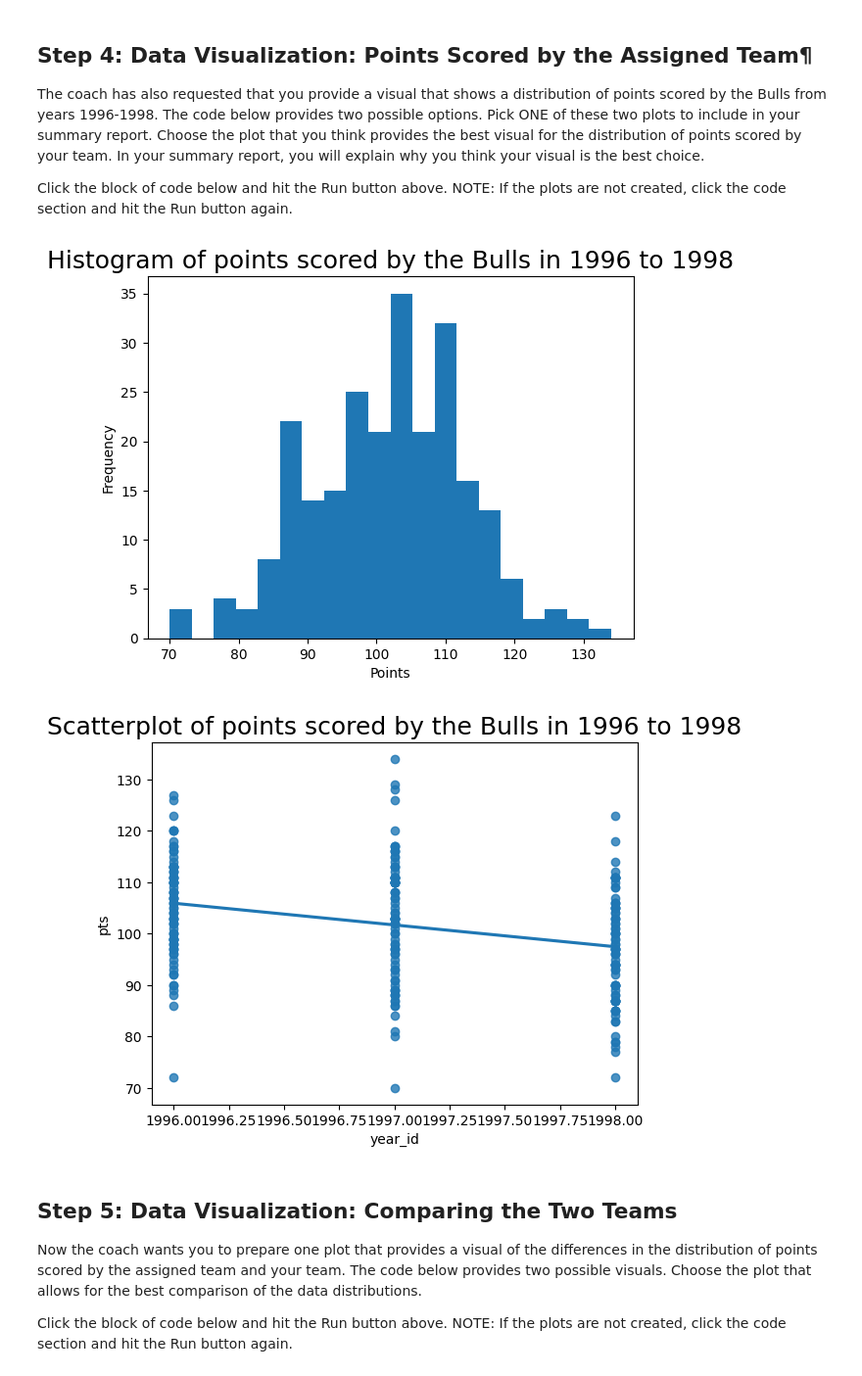
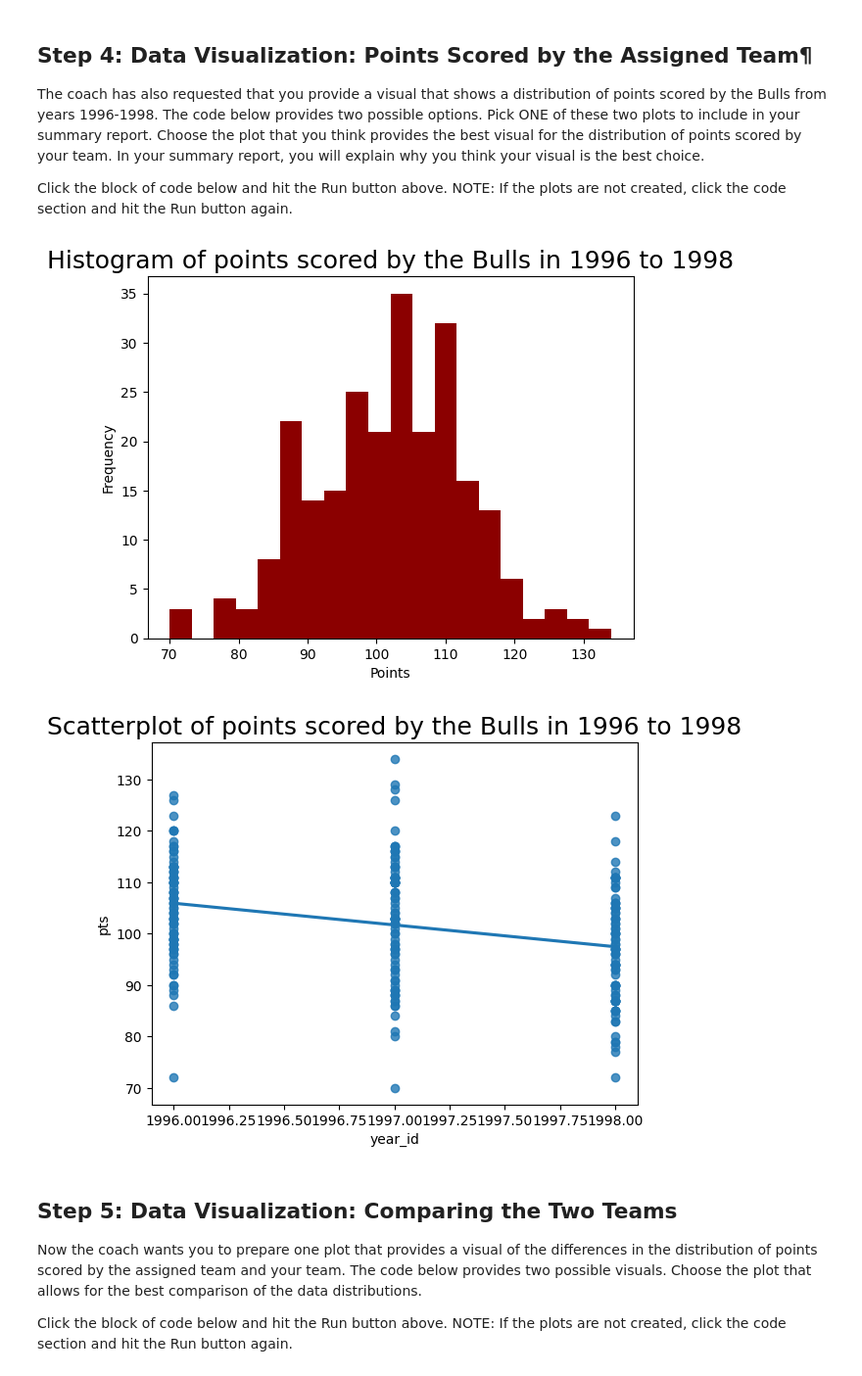
Before and after one commit to dmurchison/skewl, a Jupyter notebook: MAT_243/mod_3/Project_1/243_project_1/proj_1.ipynb, the cells around one changed output. Shown: that part at 98% size. Saved outputs shown, nothing was run; the diff lists cells and outputs as text; code cells hidden in the pictures.

```diff
--- a/MAT_243/mod_3/Project_1/243_project_1/proj_1.ipynb
+++ b/MAT_243/mod_3/Project_1/243_project_1/proj_1.ipynb
@@ -101,20 +111,20 @@ NOTE: If the plots are not created, click the code section and hit the Run butto
 # %%
 import seaborn as sns
 
 # Histogram
 fig, ax = plt.subplots()
-plt.hist(assigned_team_df['pts'], bins=20)
+plt.hist(assigned_team_df['pts'], bins=20, color='darkred')
 plt.title('Histogram of points scored by the Bulls in 1996 to 1998', fontsize=18)
 ax.set_xlabel('Points')
 ax.set_ylabel('Frequency')
 plt.show()
 
 # Scatterplot
 plt.title('Scatterplot of points scored by the Bulls in 1996 to 1998', fontsize=18)
 sns.regplot(x=assigned_team_df['year_id'], y=assigned_team_df['pts'], ci=None)
 plt.show()
 # %% [output]
-[figure, old version]
+[figure, new version]
 [figure]
 # %% [markdown]
 ## Step 5: Data Visualization: Comparing the Two Teams
```
Also changed, not shown: parts of 8 cells of this notebook.
